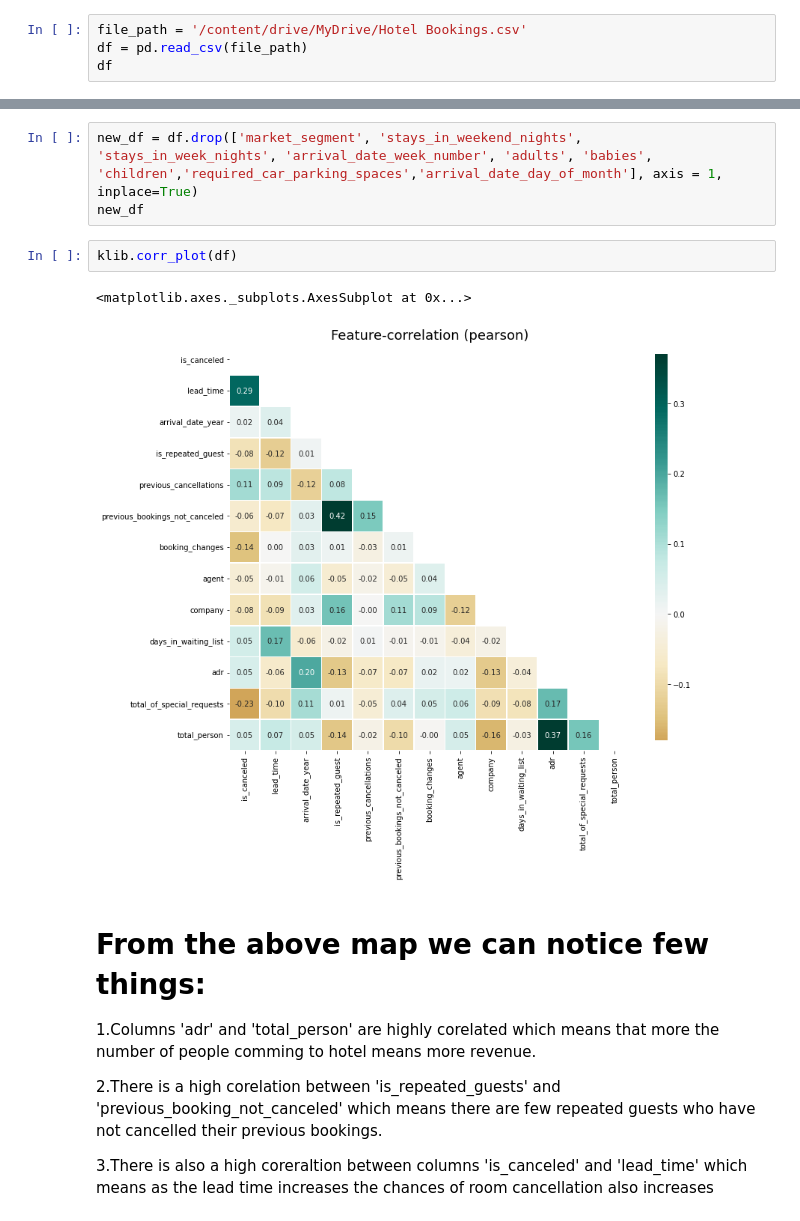
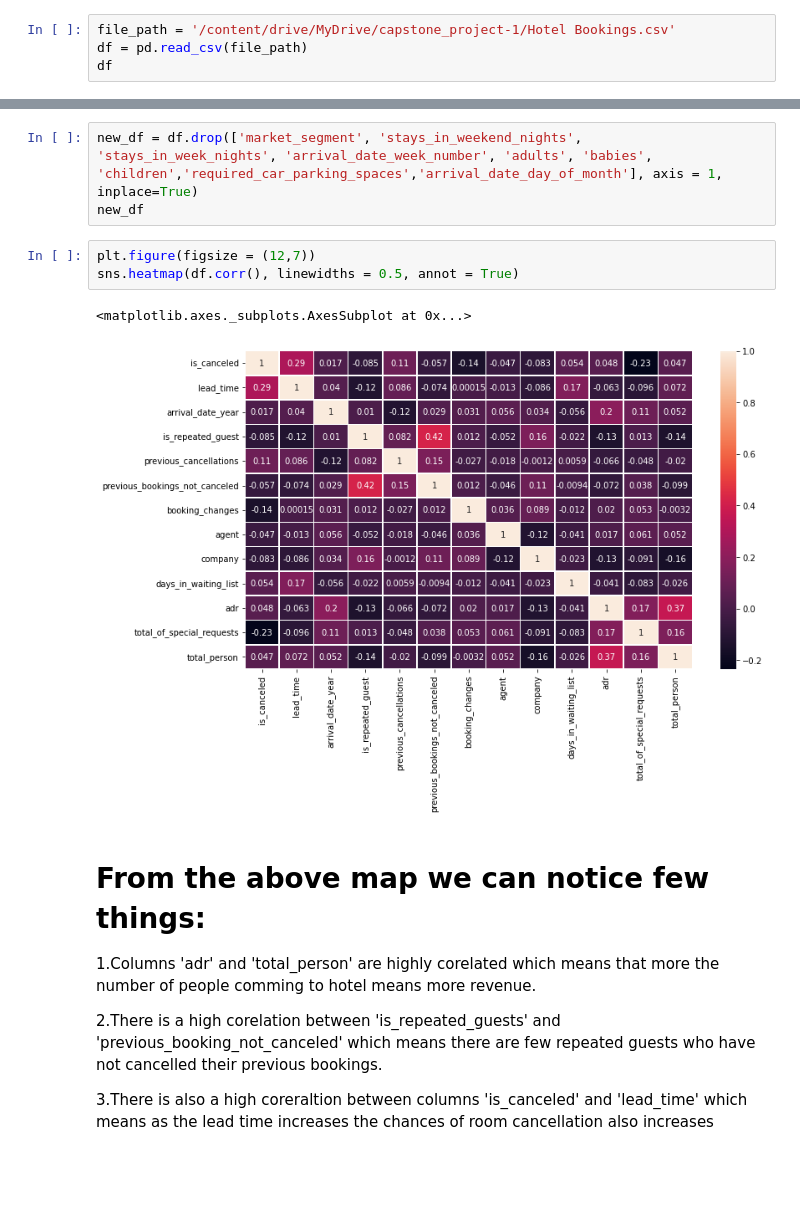
Before and after one commit to 1991Ab/Capstone-Project-1-Hotel-Booking-Analysis, a Jupyter notebook: Hotel_Booking_Analysis_EDA_Team_notebook.ipynb, the cells around one changed output, grey strips where cells are left out. Drawn from its saved outputs; the diff is of its cells as text; blank space fills up the shorter version.

```diff
--- a/Hotel_Booking_Analysis_EDA_Team_notebook.ipynb
+++ b/Hotel_Booking_Analysis_EDA_Team_notebook.ipynb
@@ -157,7 +155,7 @@ Mounted at /content/drive/
 # %% [markdown]
 ## **Loading the data**
 # %%
-file_path = '/content/drive/MyDrive/Hotel Bookings.csv'
+file_path = '/content/drive/MyDrive/capstone_project-1/Hotel Bookings.csv'
 df = pd.read_csv(file_path)
 df
 # %% [output]
@@ -301,11 +299,12 @@ Index(['hotel', 'is_canceled', 'lead_time', 'arrival_date_year',
 # %%
 new_df = df.drop(['market_segment', 'stays_in_weekend_nights', 'stays_in_week_nights', 'arrival_date_week_number', 'adults', 'babies', 'children','required_car_parking_spaces','arrival_date_day_of_month'], axis = 1, inplace=True)
 new_df
-# %%
-klib.corr_plot(df)
-# %% [output]
-<matplotlib.axes._subplots.AxesSubplot at 0x...>
-[figure, removed]
+# %%
+plt.figure(figsize = (12,7))
+sns.heatmap(df.corr(), linewidths = 0.5, annot = True)
+# %% [output]
+<matplotlib.axes._subplots.AxesSubplot at 0x...>
+[figure, added]
 # %% [markdown]
 # **From the above map we can notice few things:**
 
```
Also changed, not shown: parts of 29 cells of this notebook.
